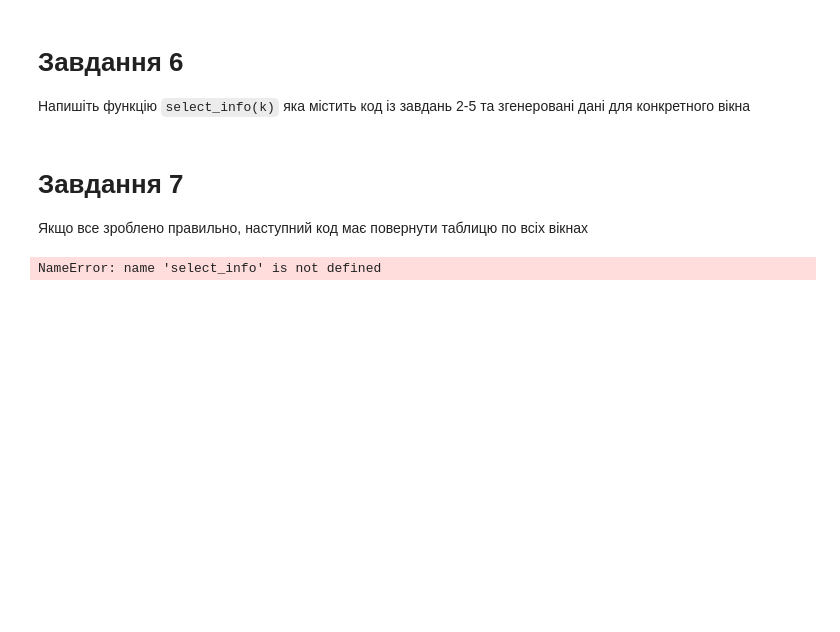
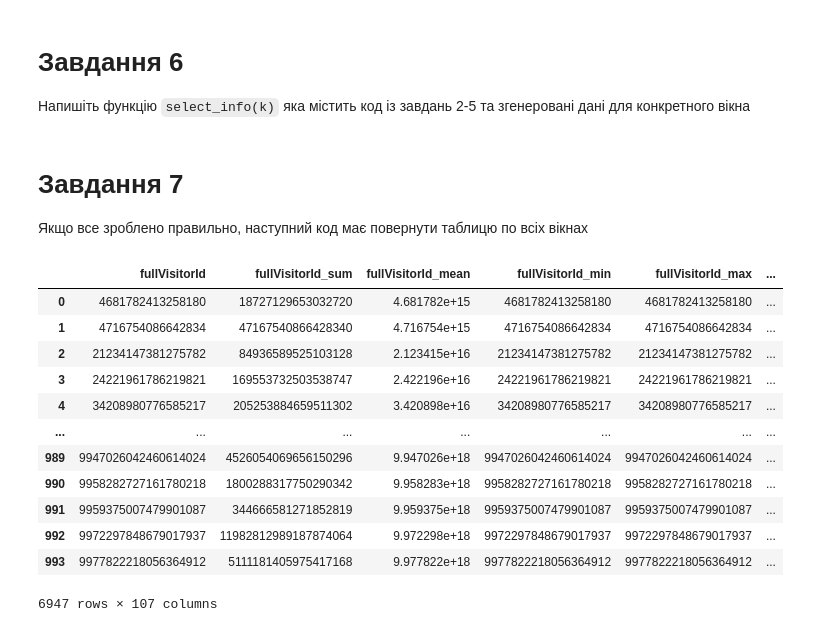
Before and after one commit to mssamoilenko/Data_enginWindow, a Jupyter notebook: Data_engineering.ipynb, the cells around one changed output. Drawn from its saved outputs; the diff is of its cells as text; code cells hidden in the pictures; blank space fills up the shorter version.

```diff
--- a/Data_engineering.ipynb
+++ b/Data_engineering.ipynb
@@ -127,3 +160,6 @@ for col in df.select_dtypes(exclude=['int64', 'float64']).columns:
 # Завдання 4
 
 Для даних з пізнішого вікна(у) обрахуйте суму `totals_transactionRevenue` для кожного користувача
+# %%
+y_grouped = y.groupby('fullVisitorId')['totals_transactionRevenue'].sum().reset_index()
+y_grouped
@@ -135,6 +204,21 @@ for col in df.select_dtypes(exclude=['int64', 'float64']).columns:
 # Завдання 6
 
 Напишіть функцію `select_info(k)` яка містить код із завдань 2-5 та згенеровані дані для конкретного вікна
+# %%
+def select_info(k, df, window_X, window_y, gap):
+    X, y = get_window_data(k, df, window_X, window_y, gap)
+
+    X_grouped = X.groupby('fullVisitorId').agg(params)
+    X_grouped.columns = ['_'.join(col) for col in X_grouped.columns]
+    X_grouped = X_grouped.reset_index()
+
+    y_grouped = y.groupby('fullVisitorId')['totals_transactionRevenue'].sum().reset_index()
+
+    merged_data = pd.merge(X_grouped, y_grouped, on='fullVisitorId', how='left').fillna(0)
+
+    merged_data['window'] = k
+
+    return merged_data
 # %% [markdown]
 # Завдання 7
 
@@ -142,11 +226,23 @@ for col in df.select_dtypes(exclude=['int64', 'float64']).columns:
 # %%
 full_data = pd.DataFrame()
 num = 10 # кількість вікон, можете змінити
 
 for k in range(1, num+1):
-    data = select_info(k)
+    data = select_info(k, df, window_X, window_y, gap)
     full_data = pd.concat([full_data, data], axis=0)
 
 full_data
 # %% [output]
+|  | fullVisitorId | fullVisitorId_sum | fullVisitorId_mean | fullVisitorId_min | fullVisitorId_max | ... |
+| 0 | 4681782413258180 | 18727129653032720 | 4.681782e+15 | 4681782413258180 | 4681782413258180 | ... |
+| 1 | 4716754086642834 | 47167540866428340 | 4.716754e+15 | 4716754086642834 | 4716754086642834 | ... |
+| 2 | 21234147381275782 | 84936589525103128 | 2.123415e+16 | 21234147381275782 | 21234147381275782 | ... |
+| 3 | 24221961786219821 | 169553732503538747 | 2.422196e+16 | 24221961786219821 | 24221961786219821 | ... |
+| 4 | 34208980776585217 | 205253884659511302 | 3.420898e+16 | 34208980776585217 | 34208980776585217 | ... |
+| ... | ... | ... | ... | ... | ... | ... |
+| 989 | 9947026042460614024 | 4526054069656150296 | 9.947026e+18 | 9947026042460614024 | 9947026042460614024 | ... |
+| 990 | 9958282727161780218 | 1800288317750290342 | 9.958283e+18 | 9958282727161780218 | 9958282727161780218 | ... |
+| 991 | 9959375007479901087 | 344666581271852819 | 9.959375e+18 | 9959375007479901087 | 9959375007479901087 | ... |
+| 992 | 9972297848679017937 | 11982812989187874064 | 9.972298e+18 | 9972297848679017937 | 9972297848679017937 | ... |
+| 993 | 9977822218056364912 | 5111181405975417168 | 9.977822e+18 | 9977822218056364912 | 9977822218056364912 | ... |
-NameError: name 'select_info' is not defined
+6947 rows × 107 columns
```
Also changed, not shown: parts of 10 cells of this notebook.
